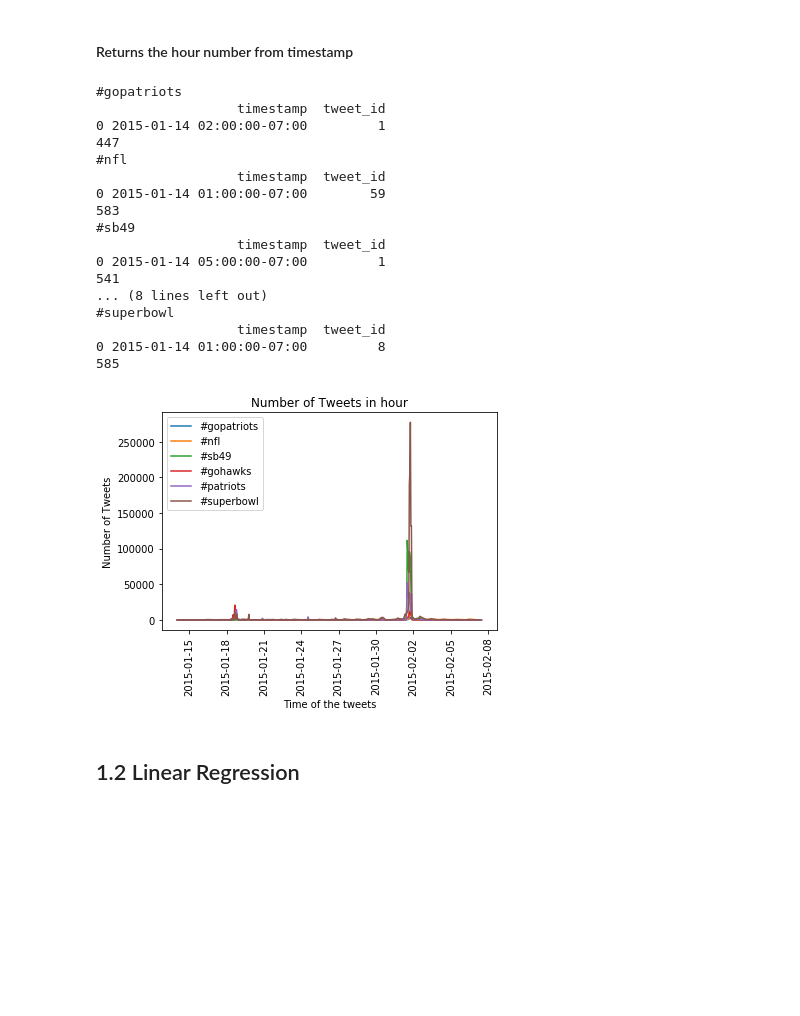
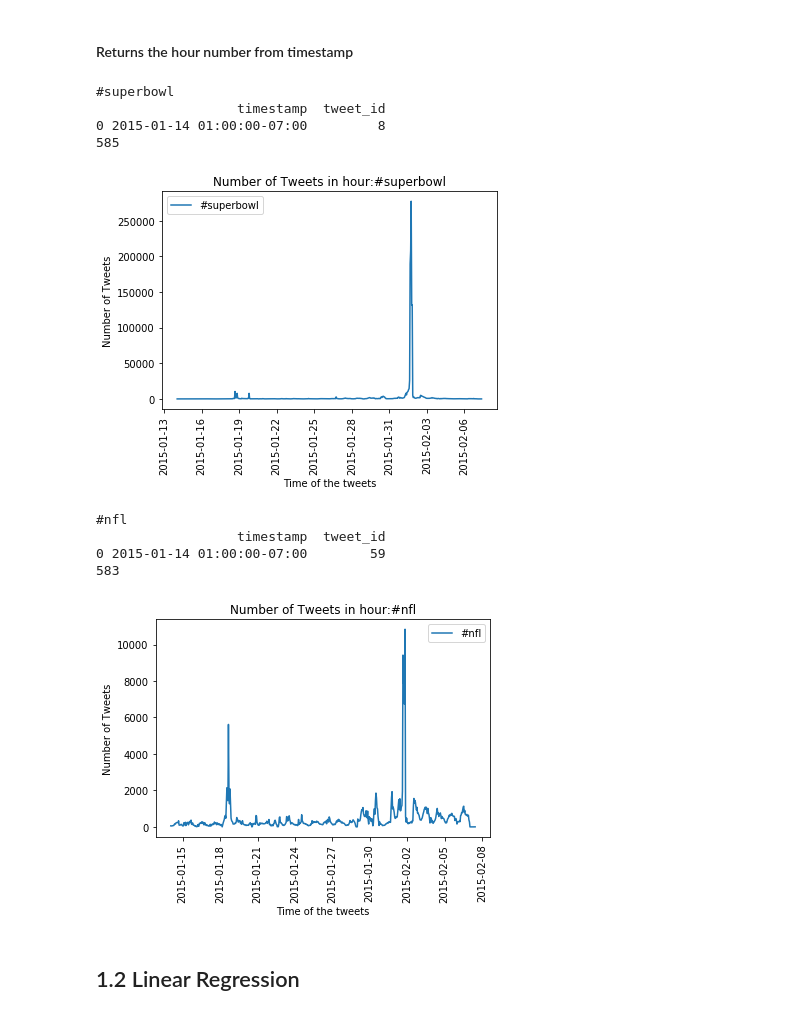
Before and after one commit to TSatyaVasanthReddy/TwitterPopularityPrediction, a Jupyter notebook: code_satya.ipynb, the cells around one changed output. Drawn from its saved outputs; the diff is of its cells as text; code cells hidden in the pictures; blank space fills up the shorter version.

```diff
--- a/code_satya.ipynb
+++ b/code_satya.ipynb
@@ -162,42 +162,36 @@ def getHourofDay(timestamp):
 def getHour(timestamp):
     return datetime.datetime.fromtimestamp(int(timestamp/3600)*3600, pst_tz)
 # %%
-for hashtag in hashtags:
+for hashtag in ['#superbowl','#nfl']:
     print(hashtag)
     df = df_map[hashtag].copy()
     df['timestamp'] = df['timestamp'].apply(lambda x:getHour(x) )
     grouped = df.groupby('timestamp').agg({'tweet_id':'count'})
     #grouped.columns = ["_".join(x) for x in grouped.columns.ravel()]
     #grouped.columns=grouped.columns.droplevel()
+
     grouped.reset_index(inplace=True)
     print(grouped.head(1))
+    grouped = grouped.sort_values(by=['timestamp'])
     plt.plot(list(grouped['timestamp']),list(grouped['tweet_id']),label=hashtag)
-    plt.title('Number of Tweets in hour')
+    plt.title('Number of Tweets in hour:'+hashtag)
     print(len(list(grouped['tweet_id'])))
-plt.xticks(rotation=90)
-plt.ylabel('Number of Tweets')
-plt.xlabel('Time of the tweets')
-plt.legend()
-plt.show()
+    plt.xticks(rotation=90)
+    plt.ylabel('Number of Tweets')
+    plt.xlabel('Time of the tweets')
+    plt.legend()
+    plt.show()
 # %% [output]
-#gopatriots
-                  timestamp  tweet_id
-0 2015-01-14 02:00:00-07:00         1
-447
-#nfl
-                  timestamp  tweet_id
-0 2015-01-14 01:00:00-07:00        59
-583
-#sb49
-                  timestamp  tweet_id
-0 2015-01-14 05:00:00-07:00         1
-541
-... (8 lines left out)
 #superbowl
                   timestamp  tweet_id
 0 2015-01-14 01:00:00-07:00         8
 585
-[figure, old version]
+[figure, new version]
+#nfl
+                  timestamp  tweet_id
+0 2015-01-14 01:00:00-07:00        59
+583
+[figure, added]
 # %% [markdown]
 ## 1.2 Linear Regression
 # %%
```
Also changed, not shown: parts of 6 cells of this notebook, 25 other files.
